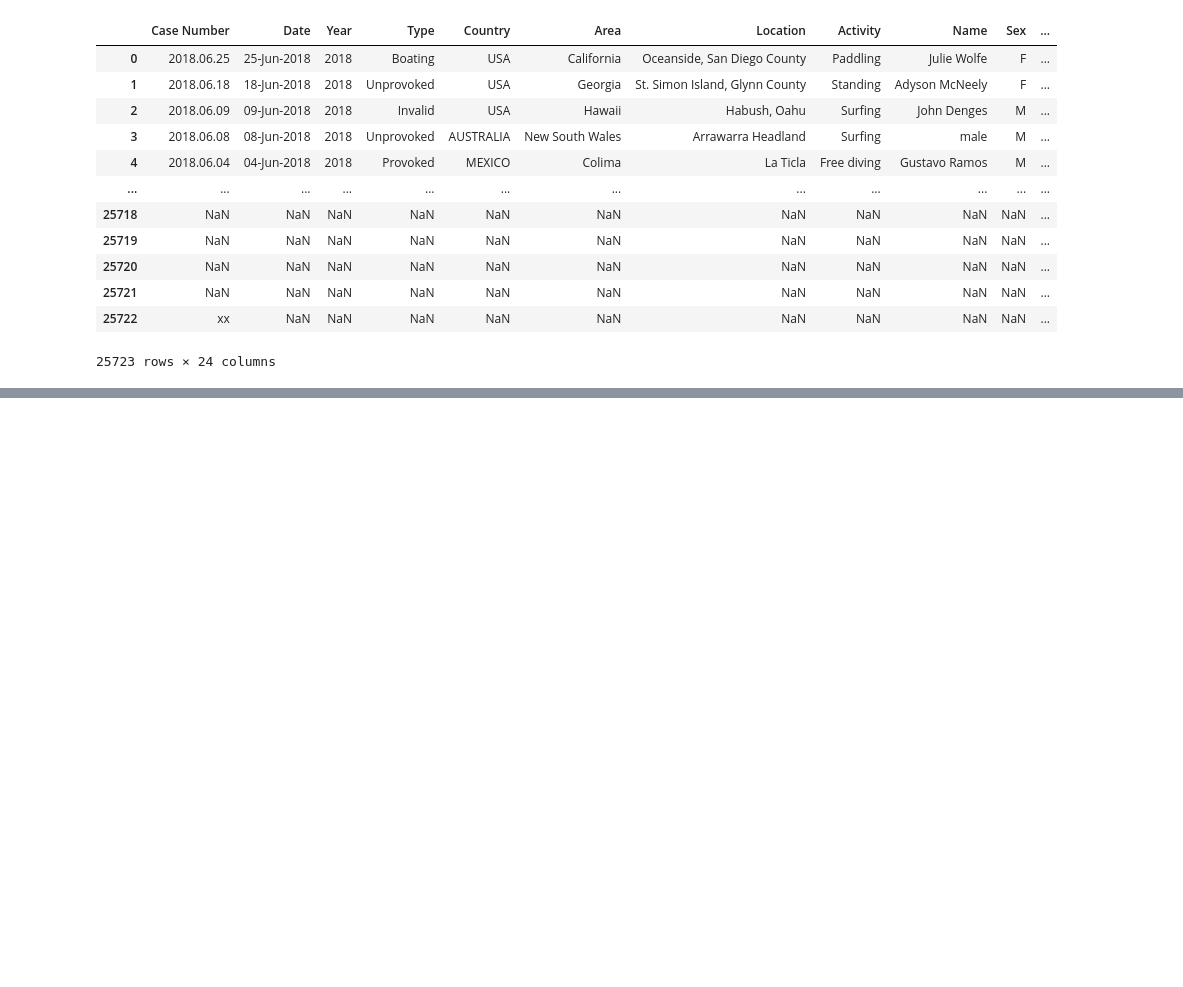
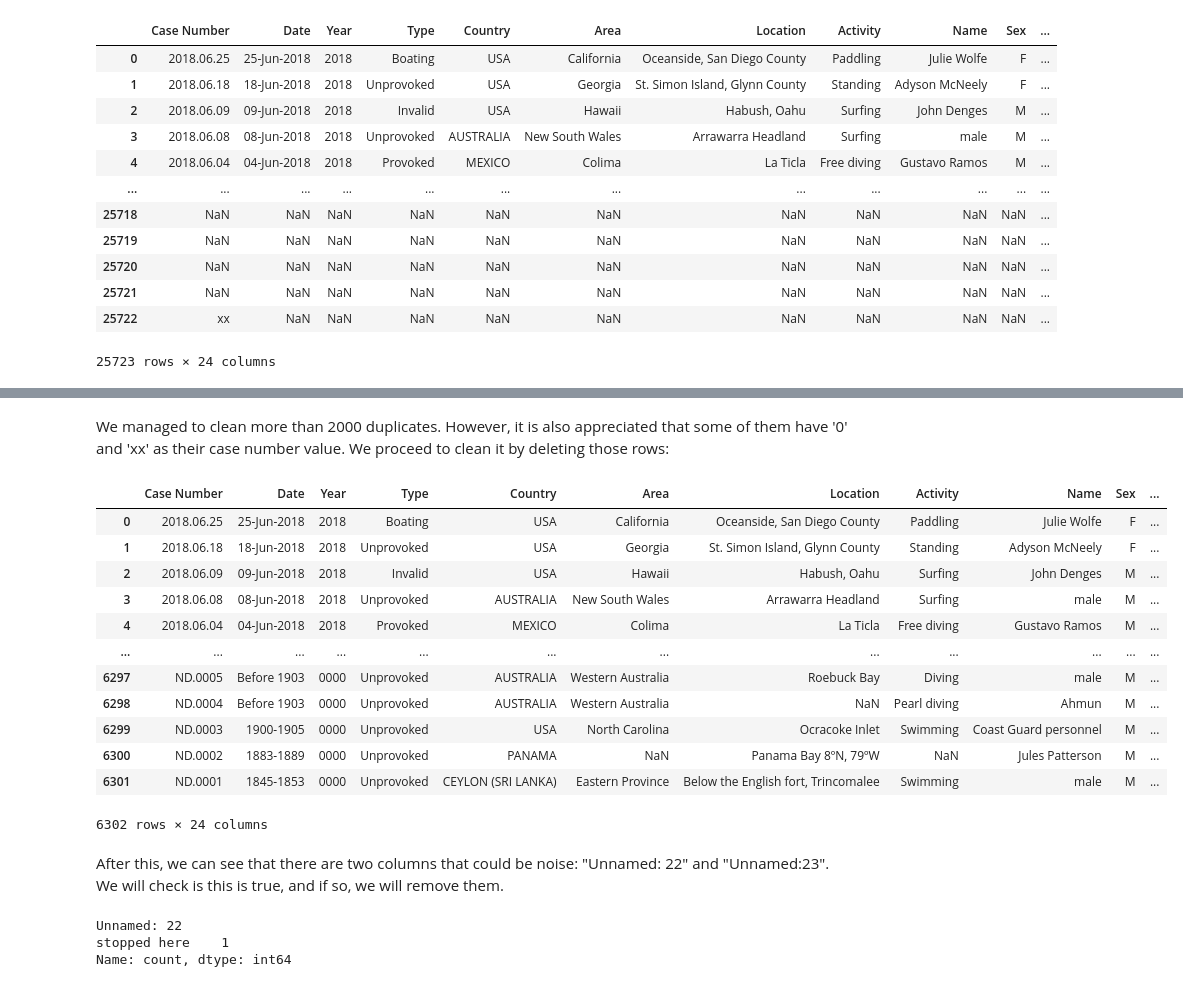
Before and after one commit to polsanchez1997/project_1, a Jupyter notebook: project_1.ipynb, the cells around one changed output, grey strips where cells are left out. Saved outputs shown, nothing was run; the diff lists cells and outputs as text; code cells hidden in the pictures; blank space fills up the shorter version.

```diff
--- a/project_1.ipynb
+++ b/project_1.ipynb
@@ -19,0 +60,30 @@ data
+# %% [markdown]
+We managed to clean more than 2000 duplicates. However, it is also appreciated that some of them have '0' and 'xx' as their case number value. We proceed to clean it by deleting those rows:
+# %%
+
+shark_ = shark_.drop(shark_[shark_['Case Number'] == '0'].index)
+shark_ = shark_.drop(shark_[shark_['Case Number'] == 'xx'].index)
+shark_
+# %% [output]
+|  | Case Number | Date | Year | Type | Country | Area | Location | Activity | Name | Sex | ... |
+| 0 | 2018.06.25 | 25-Jun-2018 | 2018 | Boating | USA | California | Oceanside, San Diego County | Paddling | Julie Wolfe | F | ... |
+| 1 | 2018.06.18 | 18-Jun-2018 | 2018 | Unprovoked | USA | Georgia | St. Simon Island, Glynn County | Standing | Adyson McNeely | F | ... |
+| 2 | 2018.06.09 | 09-Jun-2018 | 2018 | Invalid | USA | Hawaii | Habush, Oahu | Surfing | John Denges | M | ... |
+| 3 | 2018.06.08 | 08-Jun-2018 | 2018 | Unprovoked | AUSTRALIA | New South Wales | Arrawarra Headland | Surfing | male | M | ... |
+| 4 | 2018.06.04 | 04-Jun-2018 | 2018 | Provoked | MEXICO | Colima | La Ticla | Free diving | Gustavo Ramos | M | ... |
+| ... | ... | ... | ... | ... | ... | ... | ... | ... | ... | ... | ... |
+| 6297 | ND.0005 | Before 1903 | 0000 | Unprovoked | AUSTRALIA | Western Australia | Roebuck Bay | Diving | male | M | ... |
+| 6298 | ND.0004 | Before 1903 | 0000 | Unprovoked | AUSTRALIA | Western Australia | NaN | Pearl diving | Ahmun | M | ... |
+| 6299 | ND.0003 | 1900-1905 | 0000 | Unprovoked | USA | North Carolina | Ocracoke Inlet | Swimming | Coast Guard personnel | M | ... |
+| 6300 | ND.0002 | 1883-1889 | 0000 | Unprovoked | PANAMA | NaN | Panama Bay 8ºN, 79ºW | NaN | Jules Patterson | M | ... |
+| 6301 | ND.0001 | 1845-1853 | 0000 | Unprovoked | CEYLON (SRI LANKA) | Eastern Province | Below the English fort, Trincomalee | Swimming | male | M | ... |
+6302 rows × 24 columns
+# %% [markdown]
+After this, we can see that there are two columns that could be noise: "Unnamed: 22" and "Unnamed:23". We will check is this is true, and if so, we will remove them.
+# %%
+shark_["Unnamed: 22"].value_counts()
+shark_["Unnamed: 23"].value_counts()
+# %% [output]
+Unnamed: 22
+stopped here    1
+Name: count, dtype: int64
```
Also changed, not shown: parts of 11 cells of this notebook.
